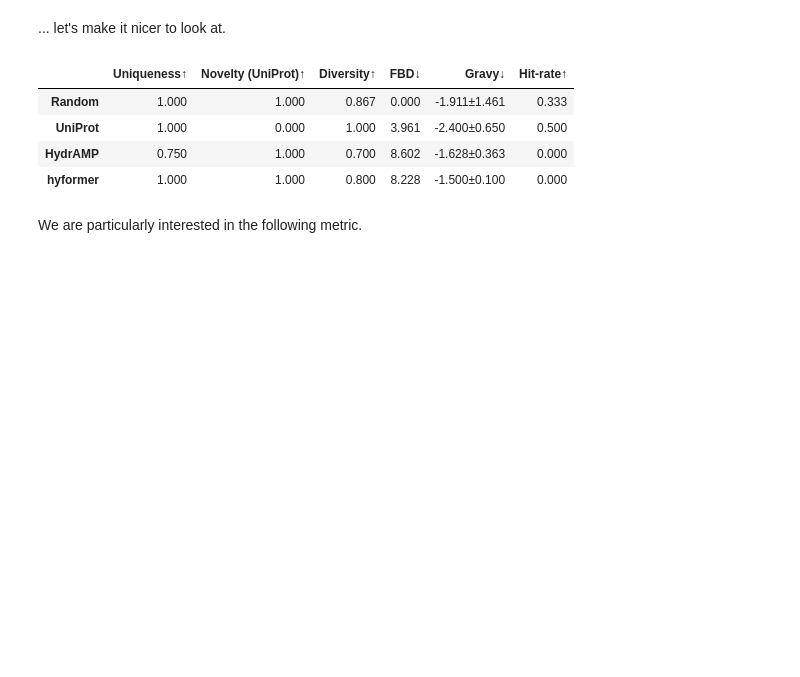
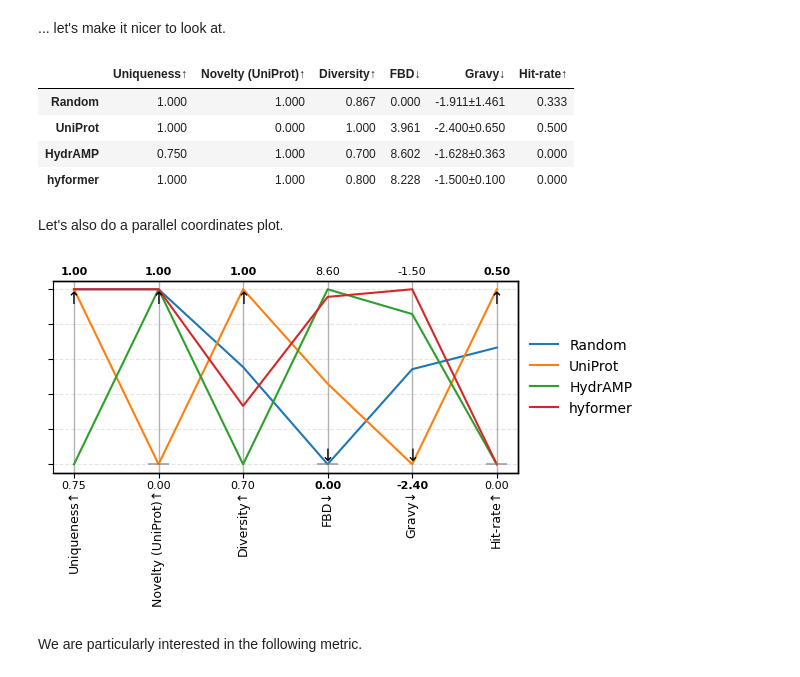
Before and after one commit to szczurek-lab/seqme, a Jupyter notebook: docs/tutorials/getting_started.ipynb, the cells around one changed output. Saved outputs shown, nothing was run; the diff lists cells and outputs as text; code cells hidden in the pictures; blank space fills up the shorter version.

```diff
--- a/docs/tutorials/getting_started.ipynb
+++ b/docs/tutorials/getting_started.ipynb
@@ -81,6 +81,12 @@ sm.show(df, n_decimals=3)
 | UniProt | 1.000 | 0.000 | 1.000 | 3.961 | -2.400±0.650 | 0.500 |
 | HydrAMP | 0.750 | 1.000 | 0.700 | 8.602 | -1.628±0.363 | 0.000 |
 | hyformer | 1.000 | 1.000 | 0.800 | 8.228 | -1.500±0.100 | 0.000 |
+# %% [markdown]
+Let's also do a parallel coordinates plot.
+# %%
+sm.parallel_coordinates(df, arrow_size=12, figsize=(6, 2.5))
+# %% [output]
+[figure, added]
 # %% [markdown]
 We are particularly interested in the following metric.
 # %%
```
Also changed, not shown: parts of 2 cells of this notebook, 10 other files.
